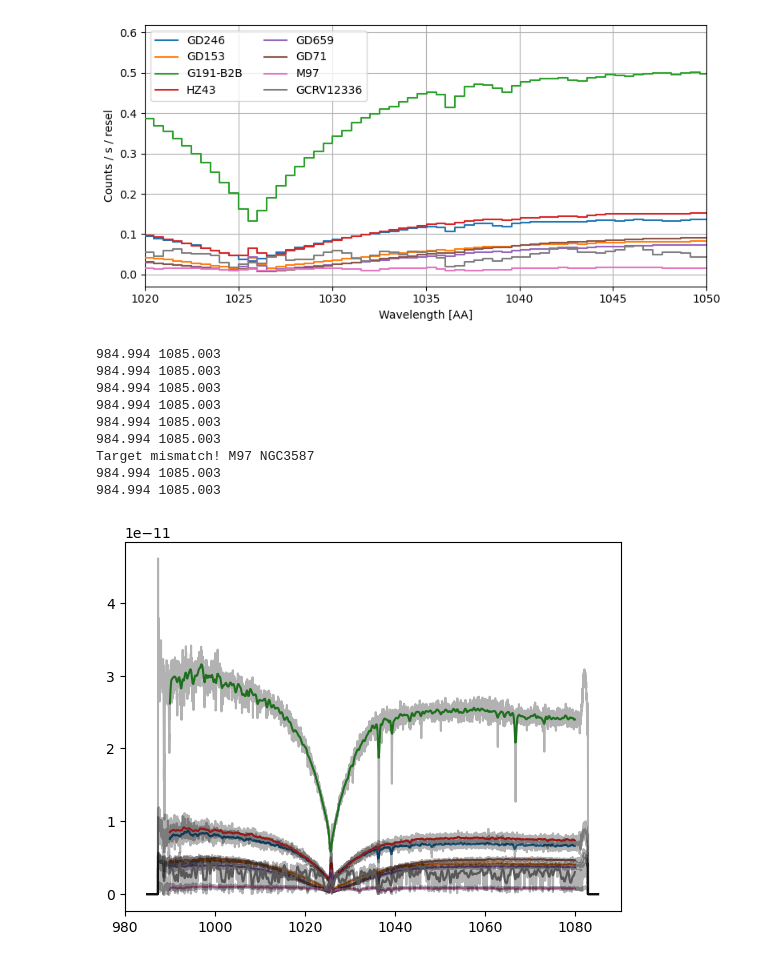
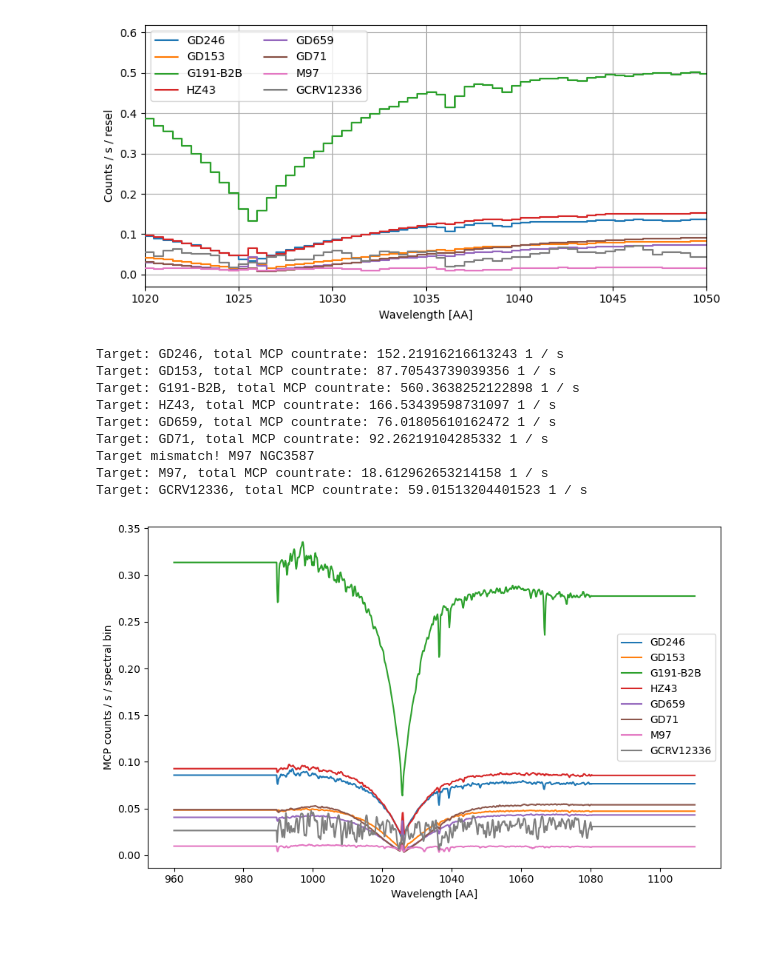
Before and after one commit to kepplerm/calTargets, a Jupyter notebook: scripts/calTargets_analysis.ipynb, the cells around one changed output. Drawn from its saved outputs; the diff is of its cells as text; code cells hidden in the pictures; blank space fills up the shorter version.

Commit message:
Added function to compute total count rates integrated over wavelengths

```diff
--- a/scripts/calTargets_analysis.ipynb
+++ b/scripts/calTargets_analysis.ipynb
@@ -81,8 +84,8 @@ def specToAspera(lam, flux, texp, specbin=50.*u.km/u.s, aeff=0.75*u.cm**2,
     # Rebin on 50 km/s grid
     dlam_new = ((specbin/c.c)*1035*u.AA).to(u.AA).value
     lam_new = np.arange(lam_min, lam_max, step=dlam_new)*u.AA
-    #fluxc_resample = FluxConservingResampler()
-    fluxc_resample = LinearInterpolatedResampler()
+    fluxc_resample = FluxConservingResampler()
+    #fluxc_resample = LinearInterpolatedResampler(extrapolation_treatment='nan_fill')
     spec_rebinned = fluxc_resample(spec_smooth, lam_new)
 
     # Convert to counts
@@ -553,8 +556,10 @@ Target mismatch! M97 NGC3587
 targets = ['GD246','GD153','G191-B2B','HZ43','GD659','GD71', 'M97', 'GCRV12336', 'zetaOph']
 folders = ['flux_calib','flux_calib','flux_calib','flux_calib','flux_calib','flux_calib',
            'wavelength_calib','wavelength_calib', 'wavelength_calib']
-texp_arr = [1, 1, 1, 1, 1, 1, 1, 1, 16]
+texp_arr = [1, 1, 1, 1, 1, 1, 1, 1, 1]
 
+# Initialize plot
+fig, ax = plt.subplots(1, 1, figsize=(10,6))
 
 # Parameter choice
 specbin=43*u.km/u.s # intrinsic MCP pixel size in km/s
@@ -562,46 +567,67 @@ aeff = 1.43*u.cm**2 # CBE value
 respower = 2654 # CBE value
 
 for i in range(0, len(targets)-1):
+
     target = targets[i]
     path = path_root+folders[i]
     texp = texp_arr[i]
 
     # No actual spectrum for zetaOph available. Create dummy spectrum.
     if target == 'zetaOph':
         flux = np.ones(len(lam))*0.3e-8#*u.erg/u.s/u.cm**2/u.AA
 
     else:
 
         # Read FUSE spectrum
         path = path_root+folders[i]
         files = path+'/'+target+'/'+target+'_combined.fit'
         dat = fits.open(files)
         targname = dat[0].header['TARGNAME']
 
         if targname != target:
             print('Target mismatch! '+target+' '+targname)
 
         lam = np.squeeze(dat[1].data['WAVE'])
         flux = np.squeeze(dat[1].data['FLUX'])
 
-
-    print(min(lam), max(lam))
-
     # Generate Aspera mock spectrum
     lamAsp, countsAsp, fluxAsp = specToAspera(lam, flux, texp, specbin=specbin,
-                                              aeff=aeff, respower=respower)
+                                              aeff=aeff, respower=respower,
+                                              lam_min=960, lam_max=1110)
 
-    ind = ((lamAsp>990.) & (lamAsp<1080))
-    plt.plot(lamAsp[ind], fluxAsp[ind])
-    plt.plot(lam, flux, color='k', alpha=0.3)
+
+    # "extrapolating" output spectrum to areas where no data is present
+    ct_ext_min = np.nanmedian(countsAsp[np.isfinite(countsAsp)][0:100])
+    ct_ext_max = np.nanmedian(countsAsp[np.isfinite(countsAsp)][-100:-1])
+    countsAsp[0:200] = ct_ext_min
+    countsAsp[-200:] = ct_ext_max
+
+    # Sum up all the counts between 960 and 1110 AA
+    countrate = np.sum(countsAsp[(lamAsp>960.)&(lamAsp<1110.)])
+
+    # Multiply by 2 (2 channels on one detector)
+    countrate *= 2.
+
+    # Print results out
+    print(f'Target: {target}, total MCP countrate: {countrate}')
+
+    # Plot
+    ax.plot(lamAsp, countsAsp, label=target)
+ax.set_xlabel('Wavelength [AA]')
+ax.set_ylabel('MCP counts / s / spectral bin')
+plt.legend()
+
+plt.savefig('../figs/calTargets_countrates_extrapolated.png', dpi=300)
+
+plt.show()
 # %% [output]
-984.994 1085.003
-984.994 1085.003
-984.994 1085.003
-984.994 1085.003
-984.994 1085.003
-984.994 1085.003
+Target: GD246, total MCP countrate: 152.21916216613243 1 / s
+Target: GD153, total MCP countrate: 87.70543739039356 1 / s
+Target: G191-B2B, total MCP countrate: 560.3638252122898 1 / s
+Target: HZ43, total MCP countrate: 166.53439598731097 1 / s
+Target: GD659, total MCP countrate: 76.01805610162472 1 / s
+Target: GD71, total MCP countrate: 92.26219104285332 1 / s
 Target mismatch! M97 NGC3587
-984.994 1085.003
-984.994 1085.003
+Target: M97, total MCP countrate: 18.612962653214158 1 / s
+Target: GCRV12336, total MCP countrate: 59.01513204401523 1 / s
-[figure, old version]
+[figure, new version]
```
Also changed, not shown: parts of 1 cell of this notebook.
